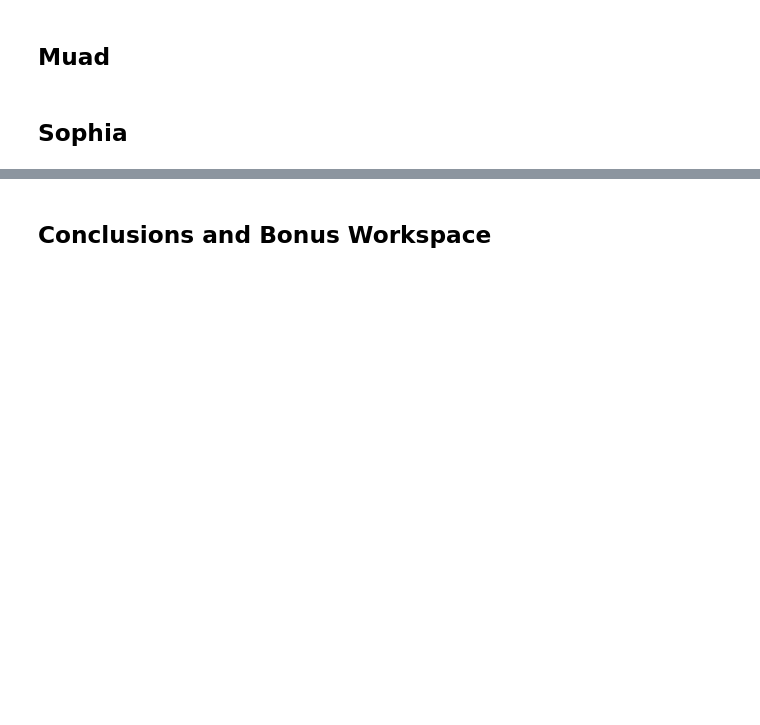
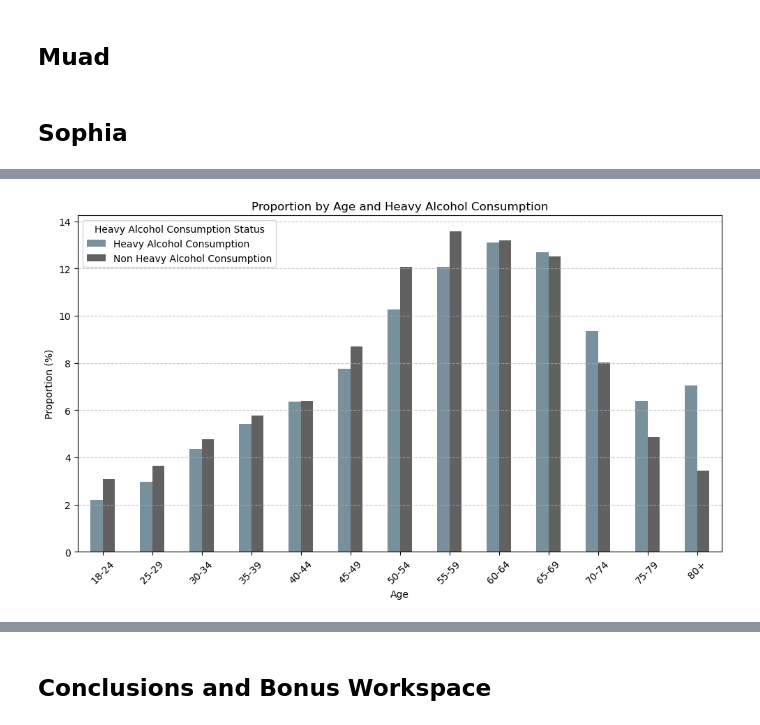
Before and after one commit to williamlevine/project-one, a Jupyter notebook: main_notebook.ipynb, the cells around one changed output, grey strips where cells are left out. Drawn from its saved outputs; the diff is of its cells as text; code cells hidden in the pictures; blank space fills up the shorter version.

```diff
--- a/main_notebook.ipynb
+++ b/main_notebook.ipynb
@@ -68,0 +252,21 @@ plt.show()
+# %%
+#Heavy Alcohol Consumption and Age
+
+alcohol_vs_diabetes_age = df_trimmed.groupby(["HvyAlcoholConsump", "Age"]).size().reset_index(name='count')
+alcohol_vs_diabetes_age
+
+# Separate 0 Heavy Alcohol Consumption values from 1 Heavy Alcohol Consumption values
+no_alc_age = alcohol_vs_diabetes_age[alcohol_vs_diabetes_age["HvyAlcoholConsump"] == 0].copy()
+yes_alc_age = alcohol_vs_diabetes_age[alcohol_vs_diabetes_age["HvyAlcoholConsump"] == 1].copy()
+
+# Find the total respondents per category (Heavy Alcohol Consumption and no Heavy Alcohol Consumption)
+# Create a new column for the proportion of respondents in each row out of their respective category
+no_alc_sum_age = no_alc_age["count"].sum()
+no_alc_age["proportion"] = (no_alc_age["count"] / no_alc_sum_age) * 100
+
+yes_alc_sum_age = yes_alc_age["count"].sum()
+yes_alc_age["proportion"] = (yes_alc_age["count"] / yes_alc_sum_age) * 100
+
+# Using the pd.concat() function, combine the two tables into the new Heavy Alcohol Consumption df
+alcoholstack_age = pd.concat([no_alc_age, yes_alc_age], ignore_index=False)
+alcoholstack_age
@@ -68,0 +291,23 @@ plt.show()
+# %%
+alcoholstack_age = alcoholstack_age.pivot(index='Age', columns='HvyAlcoholConsump', values='proportion')
+
+# Rename columns for clarity
+alcoholstack_age.columns = ['Heavy Alcohol Consumption', 'Non Heavy Alcohol Consumption']
+
+# Plot the bar graph
+fig, ax = plt.subplots(figsize=(10, 6))
+alcoholstack_age.plot(kind='bar', ax=ax, color=['#78909c', '#616161'])
+
+# Formatting
+plt.title('Proportion by Age and Heavy Alcohol Consumption')
+plt.xlabel('Age')
+plt.ylabel('Proportion (%)')
+plt.xticks(rotation=0)  # Rotate x labels to horizontal
+ax.set_xticklabels(['18-24', '25-29', '30-34', '35-39', '40-44', '45-49', '50-54', '55-59', '60-64', '65-69', '70-74', '75-79', '80+' ], rotation=45)
+plt.legend(title='Heavy Alcohol Consumption Status')
+plt.grid(axis='y', linestyle='--', alpha=0.7)
+
+plt.tight_layout()
+plt.show()
+# %% [output]
+[figure, added]
```
Also changed, not shown: parts of 18 cells of this notebook.
